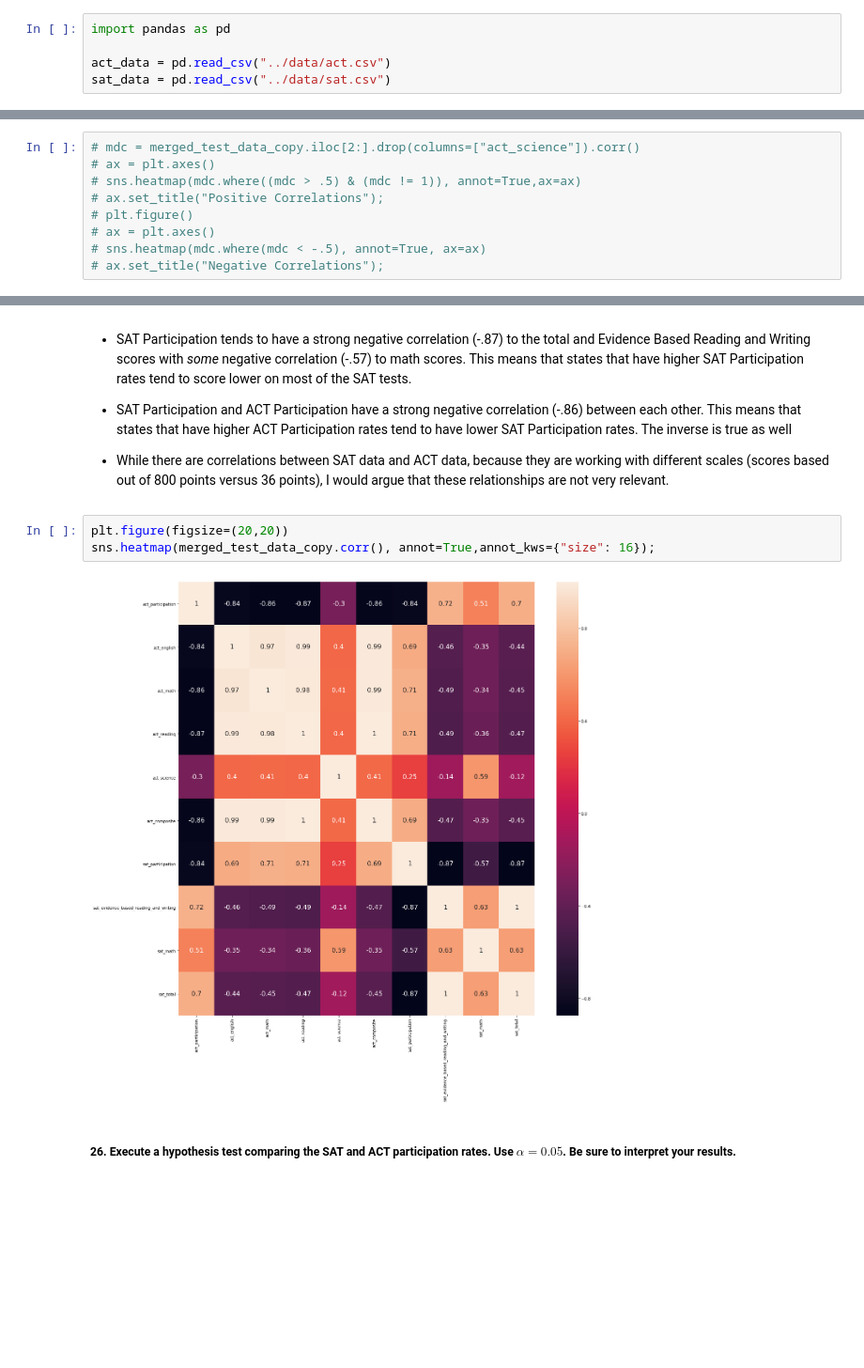
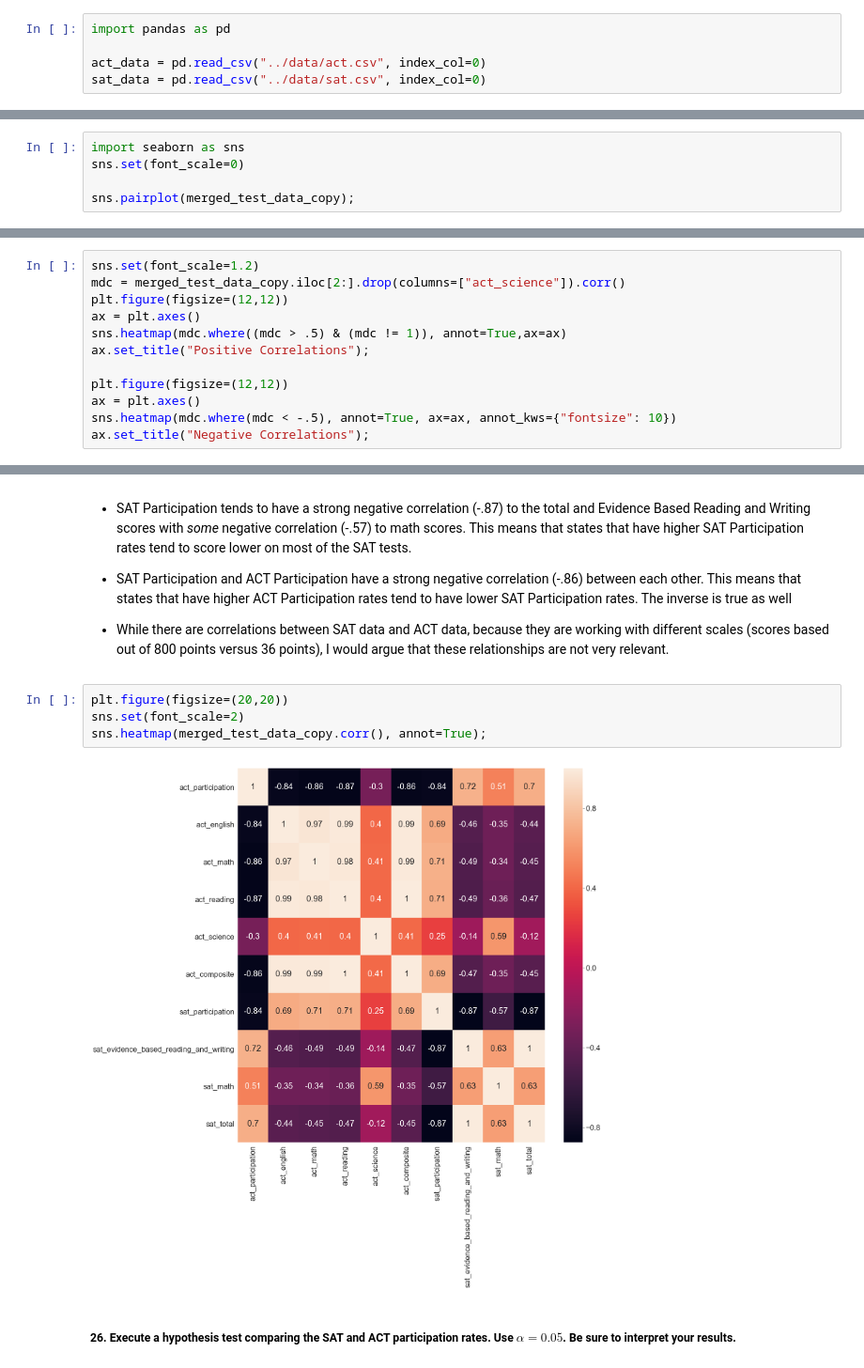
Before and after one commit to rajangdavis/Standardized-Testing-Participation-Exploration, a Jupyter notebook: rajan_davis_la/code/starter-code.ipynb, the cells around one changed output, grey strips where cells are left out. Shown at 94% size. Cells and saved outputs as stored; diff of their text form; blank space fills up the shorter version.

Commit message:
added images directory, fixed some issues with heatmap labels. Will need to update README and other things but will come back to this

```diff
--- a/rajan_davis_la/code/starter-code.ipynb
+++ b/rajan_davis_la/code/starter-code.ipynb
@@ -7,8 +7,8 @@
 # %%
 import pandas as pd
 
-act_data = pd.read_csv("../data/act.csv")
-sat_data = pd.read_csv("../data/sat.csv")
+act_data = pd.read_csv("../data/act.csv", index_col=0)
+sat_data = pd.read_csv("../data/sat.csv", index_col=0)
 # %% [markdown]
 ##### 2. Print the first ten rows of each dataframe.
 # %%
@@ -387,0 +404,5 @@ sns.pairplot(merged_test_data_copy);
+# %%
+import seaborn as sns
+sns.set(font_scale=0)
+
+sns.pairplot(merged_test_data_copy);
@@ -428,9 +442,12 @@ sns.pairplot(merged_test_data_copy);
 # %%
-# mdc = merged_test_data_copy.iloc[2:].drop(columns=["act_science"]).corr()
-# ax = plt.axes()
-# sns.heatmap(mdc.where((mdc > .5) & (mdc != 1)), annot=True,ax=ax)
-# ax.set_title("Positive Correlations");
-# plt.figure()
-# ax = plt.axes()
-# sns.heatmap(mdc.where(mdc < -.5), annot=True, ax=ax)
-# ax.set_title("Negative Correlations");
+sns.set(font_scale=1.2)
+mdc = merged_test_data_copy.iloc[2:].drop(columns=["act_science"]).corr()
+plt.figure(figsize=(12,12))
+ax = plt.axes()
+sns.heatmap(mdc.where((mdc > .5) & (mdc != 1)), annot=True,ax=ax)
+ax.set_title("Positive Correlations");
+
+plt.figure(figsize=(12,12))
+ax = plt.axes()
+sns.heatmap(mdc.where(mdc < -.5), annot=True, ax=ax, annot_kws={"fontsize": 10})
+ax.set_title("Negative Correlations");
@@ -600,9 +618,10 @@ Name: act_composite, dtype: float64
 - While there are correlations between SAT data and ACT data, because they are working with different scales (scores based out of 800 points versus 36 points), I would argue that these relationships are not very relevant.
 # %%
 plt.figure(figsize=(20,20))
-sns.heatmap(merged_test_data_copy.corr(), annot=True,annot_kws={"size": 16});
+sns.set(font_scale=2)
+sns.heatmap(merged_test_data_copy.corr(), annot=True);
 # %% [output]
-[figure, old version]
+[figure, new version]
 # %% [markdown]
 ##### 26. Execute a hypothesis test comparing the SAT and ACT participation rates. Use $\alpha = 0.05$. Be sure to interpret your results.
 # %% [markdown]
```
Also changed, not shown: parts of 21 cells of this notebook, 4 other files.
